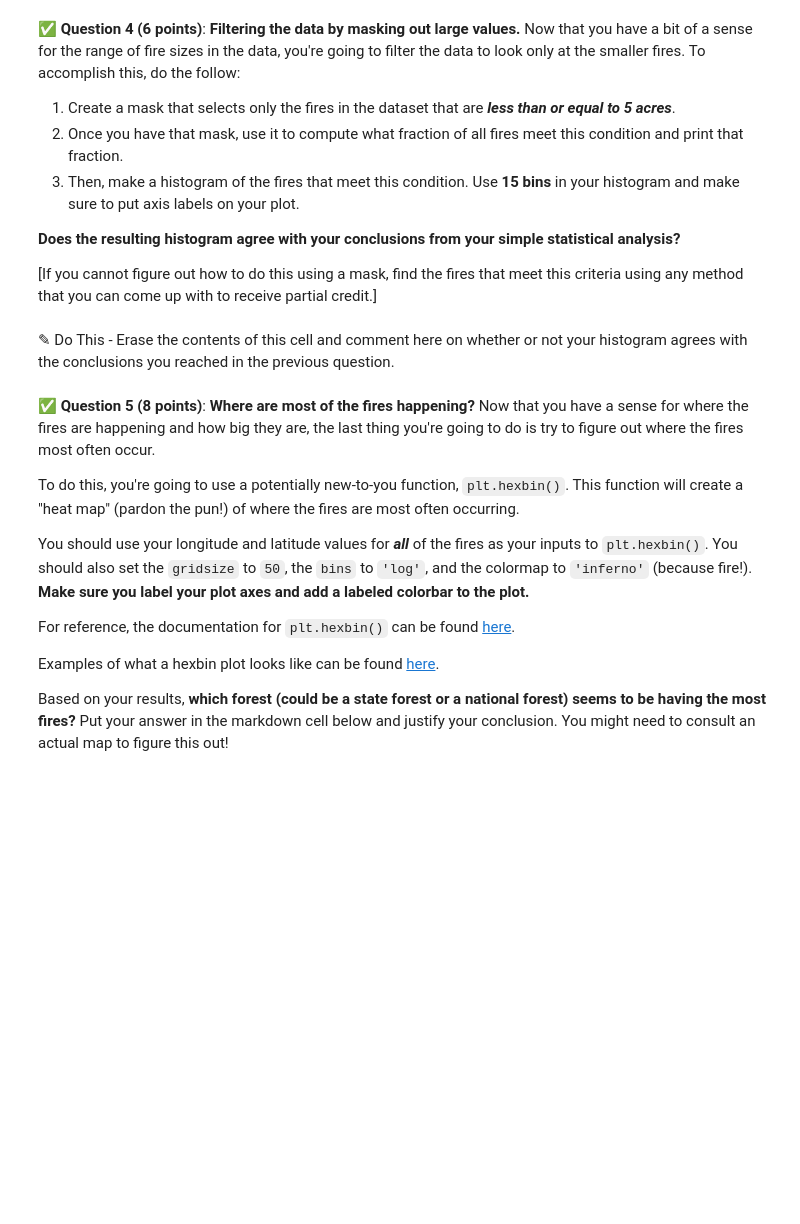
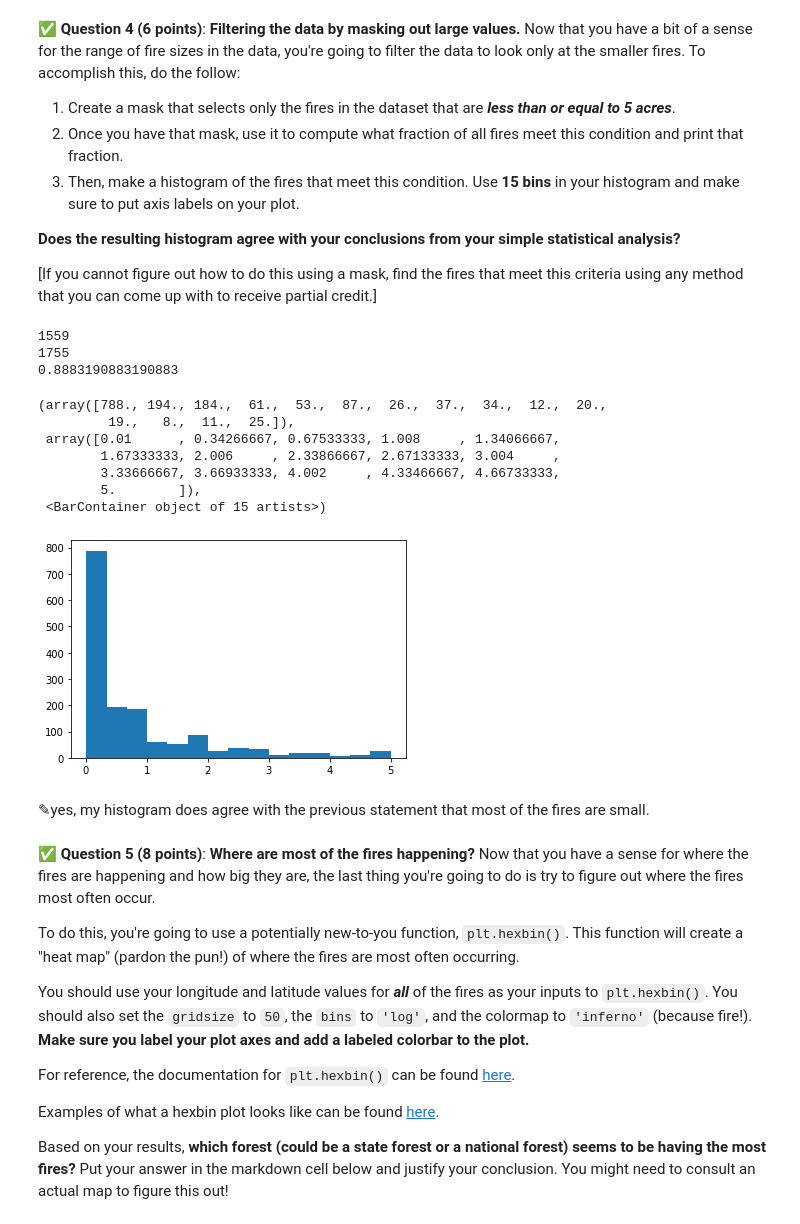
Before and after one commit to jmounika16/cmse202-s21-turnin, a Jupyter notebook: hw-02/HW-02_PandasReviewAndPythonObjects-STUDENT.ipynb, the cells around one changed output. Saved outputs shown, nothing was run; the diff lists cells and outputs as text; code cells hidden in the pictures; blank space fills up the shorter version.

```diff
--- a/hw-02/HW-02_PandasReviewAndPythonObjects-STUDENT.ipynb
+++ b/hw-02/HW-02_PandasReviewAndPythonObjects-STUDENT.ipynb
@@ -115,5 +132,27 @@ After you compute these values, **comment on what this tells you about the distr
-# %% [markdown]
-<font size=+3>&#9998;</font> Do This - Erase the contents of this cell and comment here on whether or not your histogram agrees with the conclusions you reached in the previous question.
+# %%
+### Put your code here
+mask=fires_df['fire_size']<=5
+new_fires_data=fires_df[mask]
+print(len(new_fires_data.fire_size))  #no of fires in new data
+print(len(fires_df.fire_size))        #no of fires in old data
+print(len(new_fires_data.fire_size)/len(fires_df.fire_size)) # 0.8 fraction of all fires meet this condition
+# %% [output]
+1559
+1755
+0.8883190883190883
+# %%
+plt.hist(new_fires_data.fire_size,bins=15)
+# %% [output]
+(array([788., 194., 184.,  61.,  53.,  87.,  26.,  37.,  34.,  12.,  20.,
+         19.,   8.,  11.,  25.]),
+ array([0.01      , 0.34266667, 0.67533333, 1.008     , 1.34066667,
+        1.67333333, 2.006     , 2.33866667, 2.67133333, 3.004     ,
+        3.33666667, 3.66933333, 4.002     , 4.33466667, 4.66733333,
+        5.        ]),
+ <BarContainer object of 15 artists>)
+[figure, added]
+# %% [markdown]
+<font size=+3>&#9998;</font>yes, my histogram does agree with the previous statement that most of the fires are small.
 # %% [markdown]
 &#9989; **Question 5 (8 points)**: **Where are most of the fires happening?** Now that you have a sense for where the fires are happening and how big they are, the last thing you're going to do is try to figure out where the fires most often occur.
 
```
Also changed, not shown: parts of 13 cells of this notebook.
